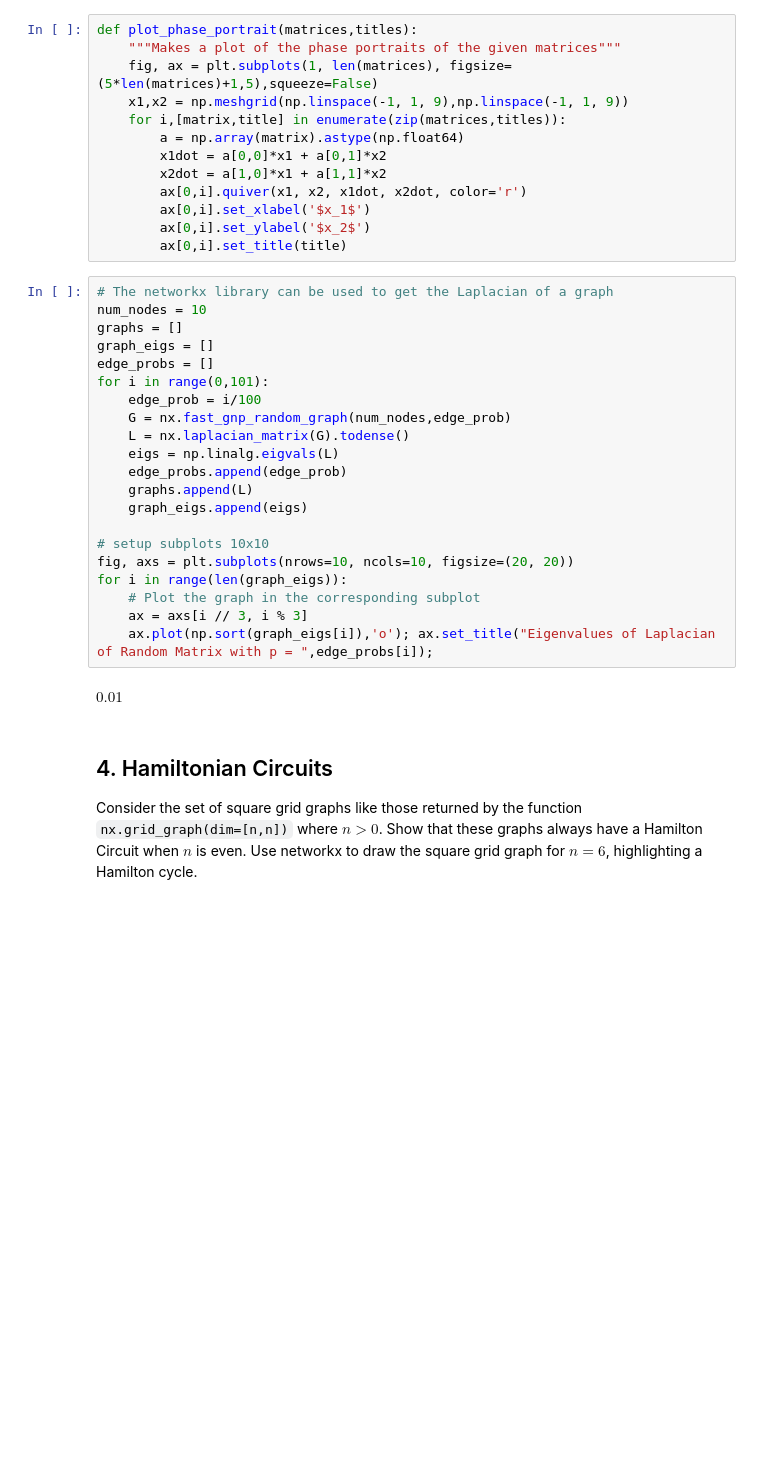
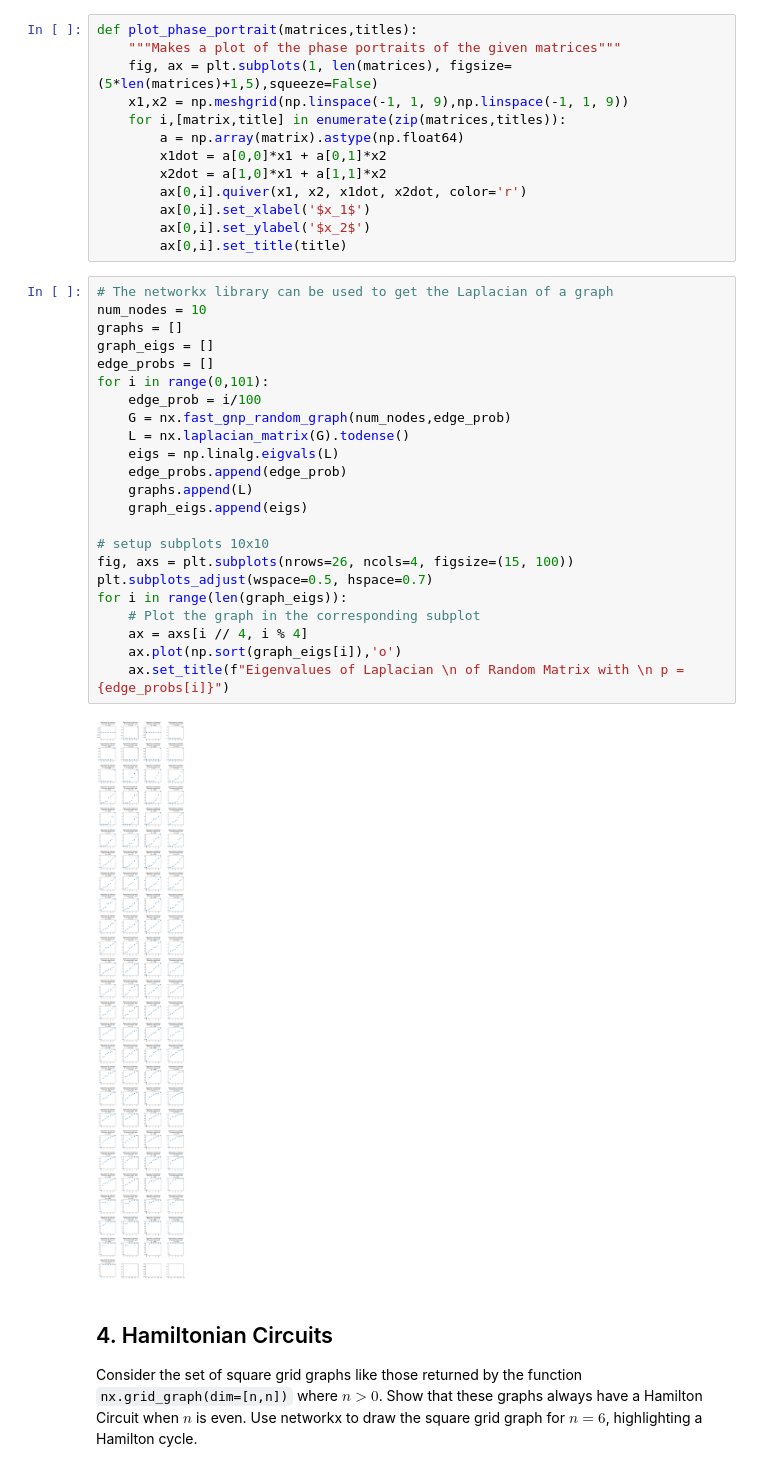
Before and after one commit to enriquea02/uw, a Jupyter notebook: eep502_analytical_methods_for_electrical_engineering/homework/HW_07_Graphs_eantunano.ipynb, the cells around one changed output. Cells and saved outputs as stored; diff of their text form; blank space fills up the shorter version.

Commit message:
eep502 hw7 num3 graphing portion complete

```diff
--- a/eep502_analytical_methods_for_electrical_engineering/homework/HW_07_Graphs_eantunano.ipynb
+++ b/eep502_analytical_methods_for_electrical_engineering/homework/HW_07_Graphs_eantunano.ipynb
@@ -185,26 +185,28 @@ def plot_phase_portrait(matrices,titles):
 # %%
 # The networkx library can be used to get the Laplacian of a graph
 num_nodes = 10
 graphs = []
 graph_eigs = []
 edge_probs = []
 for i in range(0,101):
     edge_prob = i/100
     G = nx.fast_gnp_random_graph(num_nodes,edge_prob)
     L = nx.laplacian_matrix(G).todense()
     eigs = np.linalg.eigvals(L)
     edge_probs.append(edge_prob)
     graphs.append(L)
     graph_eigs.append(eigs)
 
 # setup subplots 10x10
-fig, axs = plt.subplots(nrows=10, ncols=10, figsize=(20, 20))
+fig, axs = plt.subplots(nrows=26, ncols=4, figsize=(15, 100))
+plt.subplots_adjust(wspace=0.5, hspace=0.7)
 for i in range(len(graph_eigs)):
     # Plot the graph in the corresponding subplot
-    ax = axs[i // 3, i % 3]
-    ax.plot(np.sort(graph_eigs[i]),'o'); ax.set_title("Eigenvalues of Laplacian of Random Matrix with p = ",edge_probs[i]);
+    ax = axs[i // 4, i % 4]
+    ax.plot(np.sort(graph_eigs[i]),'o')
+    ax.set_title(f"Eigenvalues of Laplacian \n of Random Matrix with \n p = {edge_probs[i]}")
 # %% [output]
-$\displaystyle 0.01$
+[figure, added]
 # %% [markdown]
 ## 4. Hamiltonian Circuits
 
```
